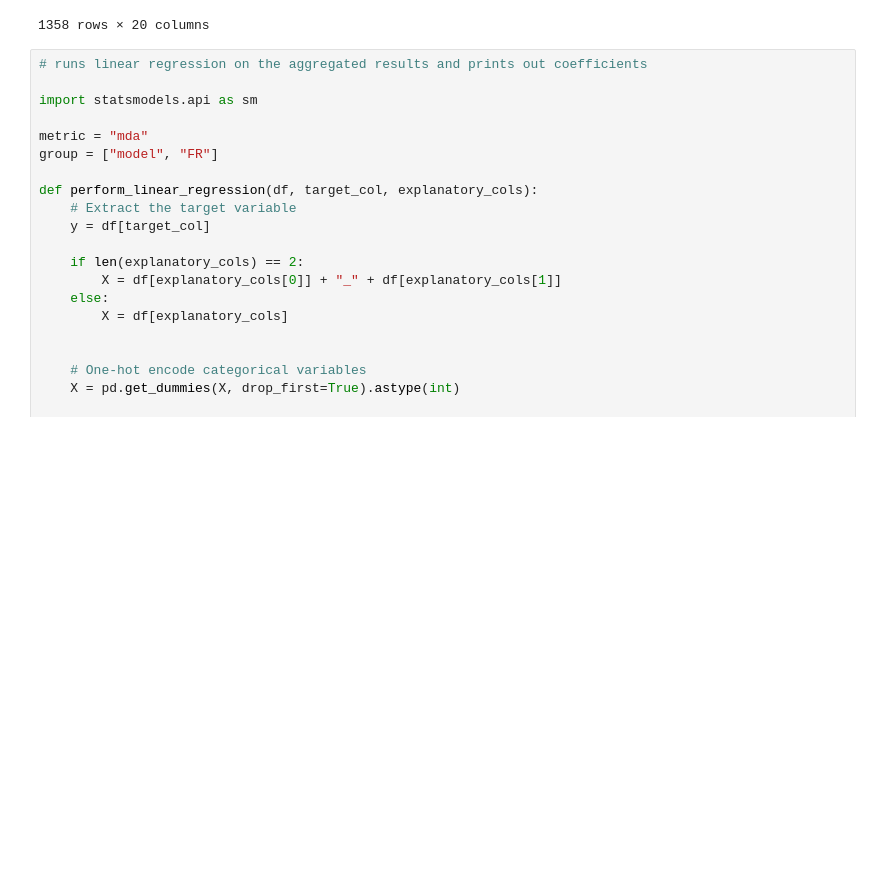
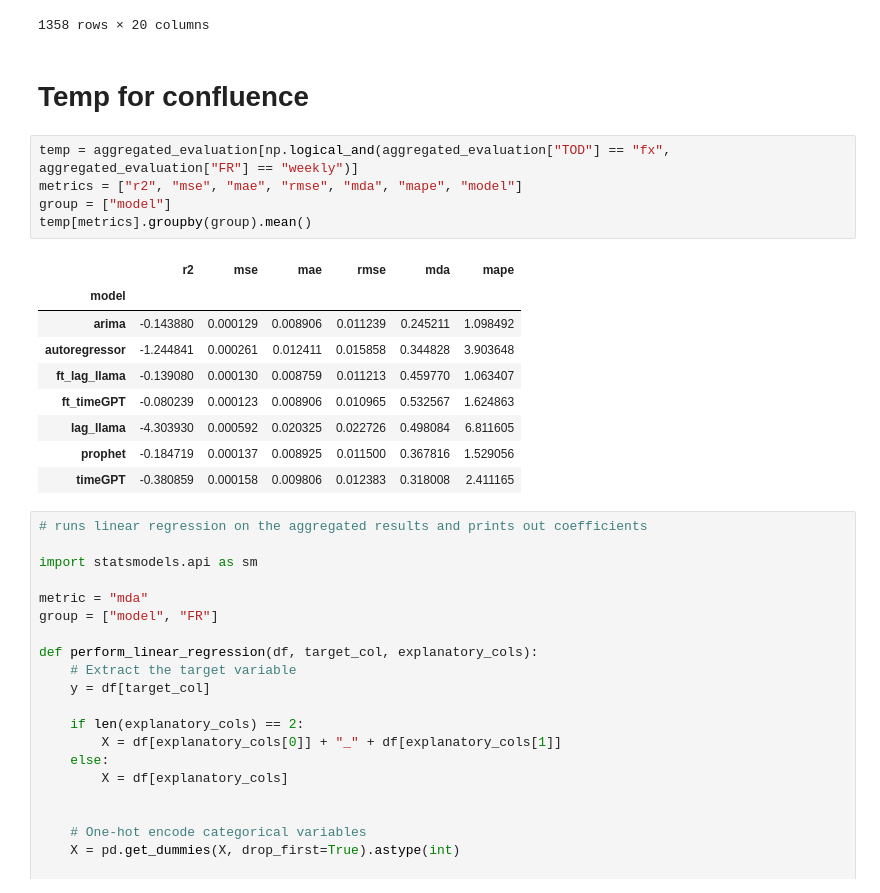
Before and after one commit to filip-topic/Time-Series-Foundation-Models-in-Financial-time-series-prediction, a Jupyter notebook: data_analysis.ipynb, the cells around one changed output. Drawn from its saved outputs; the diff is of its cells as text; blank space fills up the shorter version.

```diff
--- a/data_analysis.ipynb
+++ b/data_analysis.ipynb
@@ -234,6 +265,23 @@ aggregated_evaluation
 | 1356 | prophet | -0.114293 | 0.001702 | 0.034048 | 0.041249 | 0.586207 | 3.648994 | WTI | weekly | commodity | 5 | ... |
 | 1357 | timeGPT | -0.095983 | 0.001674 | 0.035427 | 0.040909 | 0.448276 | 5.393663 | WTI | weekly | commodity | 5 | ... |
 1358 rows × 20 columns
+# %% [markdown]
+# Temp for confluence
+# %%
+temp = aggregated_evaluation[np.logical_and(aggregated_evaluation["TOD"] == "fx", aggregated_evaluation["FR"] == "weekly")]
+metrics = ["r2", "mse", "mae", "rmse", "mda", "mape", "model"]
+group = ["model"]
+temp[metrics].groupby(group).mean()
+# %% [output]
+|  | r2 | mse | mae | rmse | mda | mape |
+| model |  |  |  |  |  |  |
+| arima | -0.143880 | 0.000129 | 0.008906 | 0.011239 | 0.245211 | 1.098492 |
+| autoregressor | -1.244841 | 0.000261 | 0.012411 | 0.015858 | 0.344828 | 3.903648 |
+| ft_lag_llama | -0.139080 | 0.000130 | 0.008759 | 0.011213 | 0.459770 | 1.063407 |
+| ft_timeGPT | -0.080239 | 0.000123 | 0.008906 | 0.010965 | 0.532567 | 1.624863 |
+| lag_llama | -4.303930 | 0.000592 | 0.020325 | 0.022726 | 0.498084 | 6.811605 |
+| prophet | -0.184719 | 0.000137 | 0.008925 | 0.011500 | 0.367816 | 1.529056 |
+| timeGPT | -0.380859 | 0.000158 | 0.009806 | 0.012383 | 0.318008 | 2.411165 |
 # %%
 # runs linear regression on the aggregated results and prints out coefficients
 
```
Also changed, not shown: parts of 9 cells of this notebook, 12 other files.
